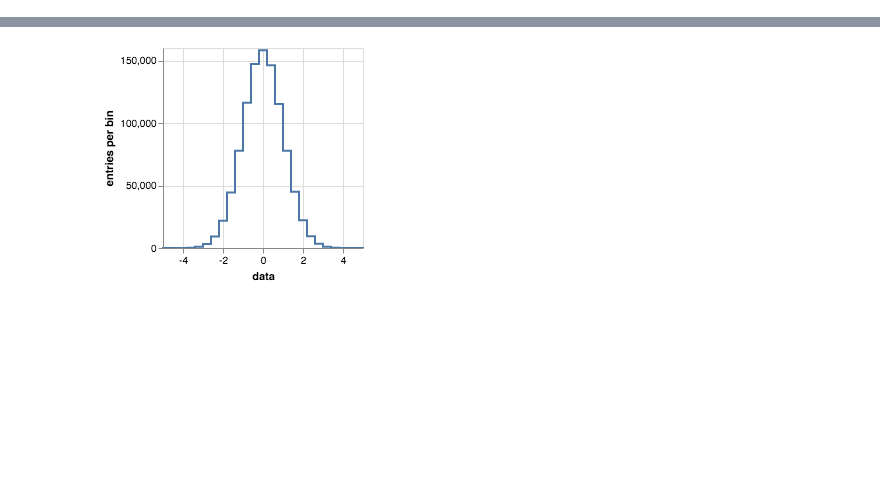
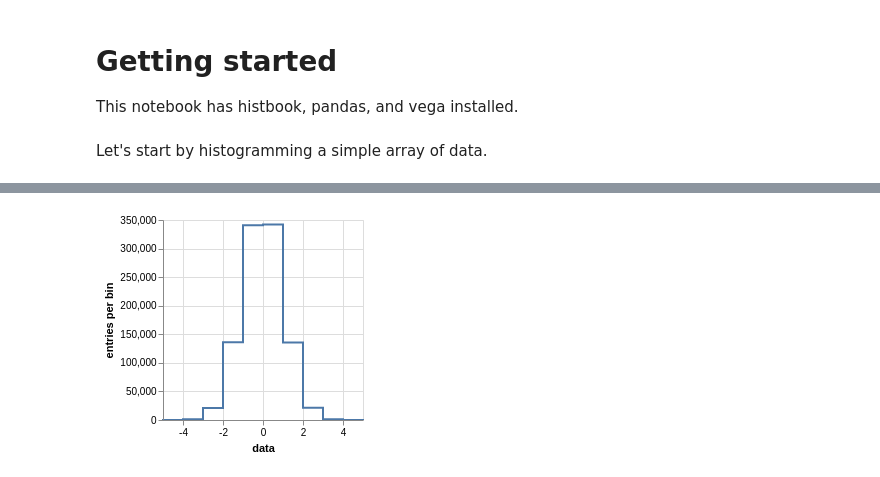
Before and after one commit to scikit-hep/histbook, a Jupyter notebook: binder/tutorial.ipynb, the cells around one changed output, grey strips where cells are left out. Saved outputs shown, nothing was run; the diff lists cells and outputs as text; code cells hidden in the pictures; blank space fills up the shorter version.

Commit message:
Translated main README into a Binder notebook.

```diff
--- a/binder/tutorial.ipynb
+++ b/binder/tutorial.ipynb
@@ -1,12 +1,18 @@
+# %% [markdown]
+# Getting started
+
+This notebook has histbook, pandas, and vega installed.
 # %%
 from histbook import *
 import numpy
 from vega import VegaLite as canvas
+# %% [markdown]
+Let's start by histogramming a simple array of data.
 # %%
 array = numpy.random.normal(0, 1, 1000000)
-histogram = Hist(bin("data", 25, -5, 5))
+histogram = Hist(bin("data", 10, -5, 5))
 histogram.fill(data=array)
 histogram.step("data").to(canvas)
 # %% [output]
 [interactive output not drawn]
-[figure, old version]
+[figure, new version]
```
Also changed, not shown: parts of 61 cells of this notebook, 2 other files.
